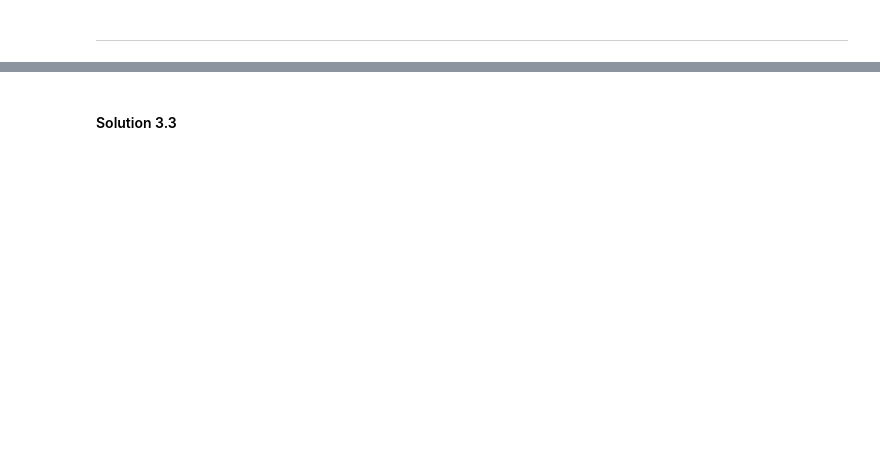
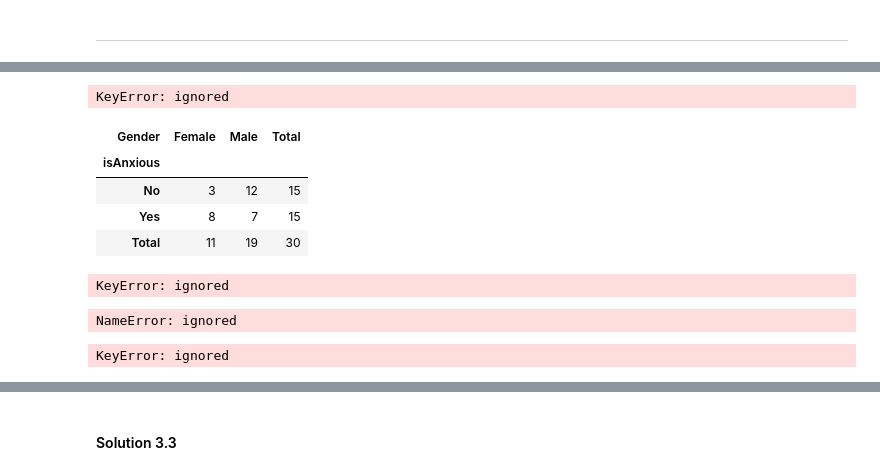
Before and after one commit to ebrambilla42/rm_assignements, a Jupyter notebook: RM_4/RM_A04_Group.ipynb, the cells around one changed output, grey strips where cells are left out. Cells and saved outputs as stored; diff of their text form; code cells hidden in the pictures; blank space fills up the shorter version.

```diff
--- a/RM_4/RM_A04_Group.ipynb
+++ b/RM_4/RM_A04_Group.ipynb
@@ -771,0 +1005,33 @@ gender_based_smokers['Non-Smokers'] = gender_based_smokers['Total Participants']
+# %%
+study_data.loc[study_data['Depression'] >= 3 , 'isDepressed'] = 'Yes'
+study_data.loc[study_data['Depression'] < 3, 'isDepressed'] = 'No'
+# %%
+study_data.loc[study_data['Worried About Future'] >= 3 , 'isWorried'] = 'Yes'
+study_data.loc[study_data['Worried About Future'] < 3, 'isWorried'] = 'No'
+# %%
+study_data.loc[study_data['Total Sleep Hours'] >= 7.0 , 'Sleeping'] = '>=7 Hours'
+study_data.loc[study_data['Total Sleep Hours'] < 7.0, 'Sleeping'] = '<7 Hours'
+# %% [output]
+KeyError: ignored
+# %%
+tab = pd.crosstab(study_data['isAnxious'],  study_data['Gender'], margins=True, margins_name="Total")
+# %%
+tab
+# %% [output]
+| Gender | Female | Male | Total |
+| isAnxious |  |  |  |
+| No | 3 | 12 | 15 |
+| Yes | 8 | 7 | 15 |
+| Total | 11 | 19 | 30 |
+# %%
+tab1 = pd.crosstab(study_data['Gender'],  study_data['Sleeping'], margins=True, margins_name="Total")
+# %% [output]
+KeyError: ignored
+# %%
+tab1
+# %% [output]
+NameError: ignored
+# %%
+tab1 = pd.crosstab(study_data['Gender'],  study_data['Sleeping'], margins=True, margins_name="Total", normalize="all").applymap(lambda x: "{0:.0f}%".format(100*x))
+# %% [output]
+KeyError: ignored
```
Also changed, not shown: parts of 123 cells of this notebook, 1 other file.
